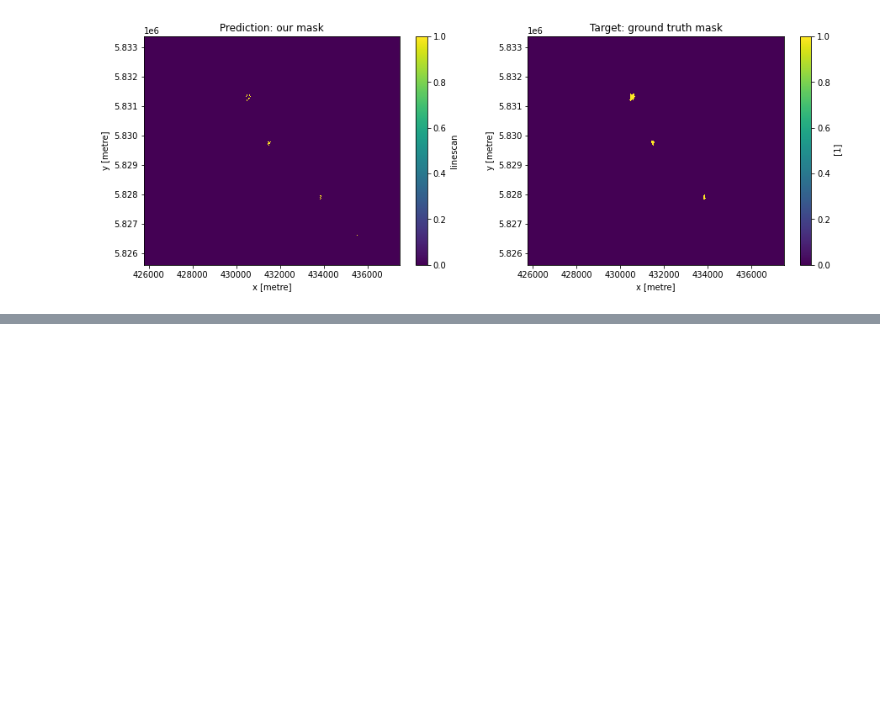
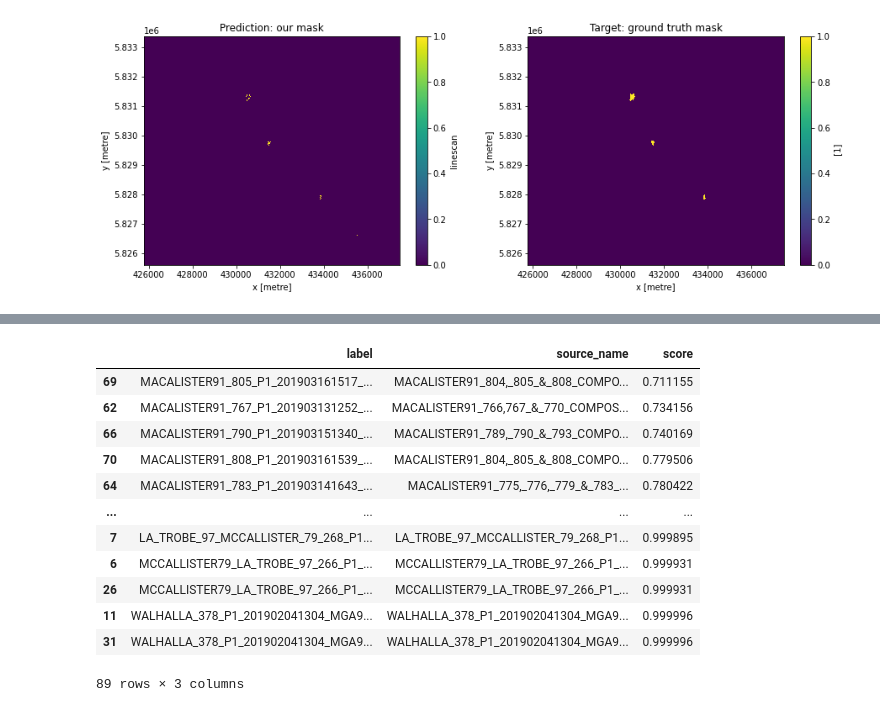
Before and after one commit to tyqiangz/Kaggle, a Jupyter notebook: EY Data Science 2021/03_EY_challenge1/TYQ_EY_Challenge_1.ipynb, the cells around one changed output, grey strips where cells are left out. Drawn from its saved outputs; the diff is of its cells as text; code cells hidden in the pictures; blank space fills up the shorter version.

```diff
--- a/EY Data Science 2021/03_EY_challenge1/TYQ_EY_Challenge_1.ipynb
+++ b/EY Data Science 2021/03_EY_challenge1/TYQ_EY_Challenge_1.ipynb
@@ -316,0 +388,16 @@ Rasterizing to match xarray.DataArray dimensions (777, 1171)
+# %%
+eval_df.sort_values(by="score")
+# %% [output]
+|  | label | source_name | score |
+| 69 | MACALISTER91_805_P1_201903161517_... | MACALISTER91_804,_805_&_808_COMPO... | 0.711155 |
+| 62 | MACALISTER91_767_P1_201903131252_... | MACALISTER91_766,767_&_770_COMPOS... | 0.734156 |
+| 66 | MACALISTER91_790_P1_201903151340_... | MACALISTER91_789,_790_&_793_COMPO... | 0.740169 |
+| 70 | MACALISTER91_808_P1_201903161539_... | MACALISTER91_804,_805_&_808_COMPO... | 0.779506 |
+| 64 | MACALISTER91_783_P1_201903141643_... | MACALISTER91_775,_776,_779_&_783_... | 0.780422 |
+| ... | ... | ... | ... |
+| 7 | LA_TROBE_97_MCCALLISTER_79_268_P1... | LA_TROBE_97_MCCALLISTER_79_268_P1... | 0.999895 |
+| 6 | MCCALLISTER79_LA_TROBE_97_266_P1_... | MCCALLISTER79_LA_TROBE_97_266_P1_... | 0.999931 |
+| 26 | MCCALLISTER79_LA_TROBE_97_266_P1_... | MCCALLISTER79_LA_TROBE_97_266_P1_... | 0.999931 |
+| 11 | WALHALLA_378_P1_201902041304_MGA9... | WALHALLA_378_P1_201902041304_MGA9... | 0.999996 |
+| 31 | WALHALLA_378_P1_201902041304_MGA9... | WALHALLA_378_P1_201902041304_MGA9... | 0.999996 |
+89 rows × 3 columns
```
Also changed, not shown: parts of 5 cells of this notebook, 1 other file.
